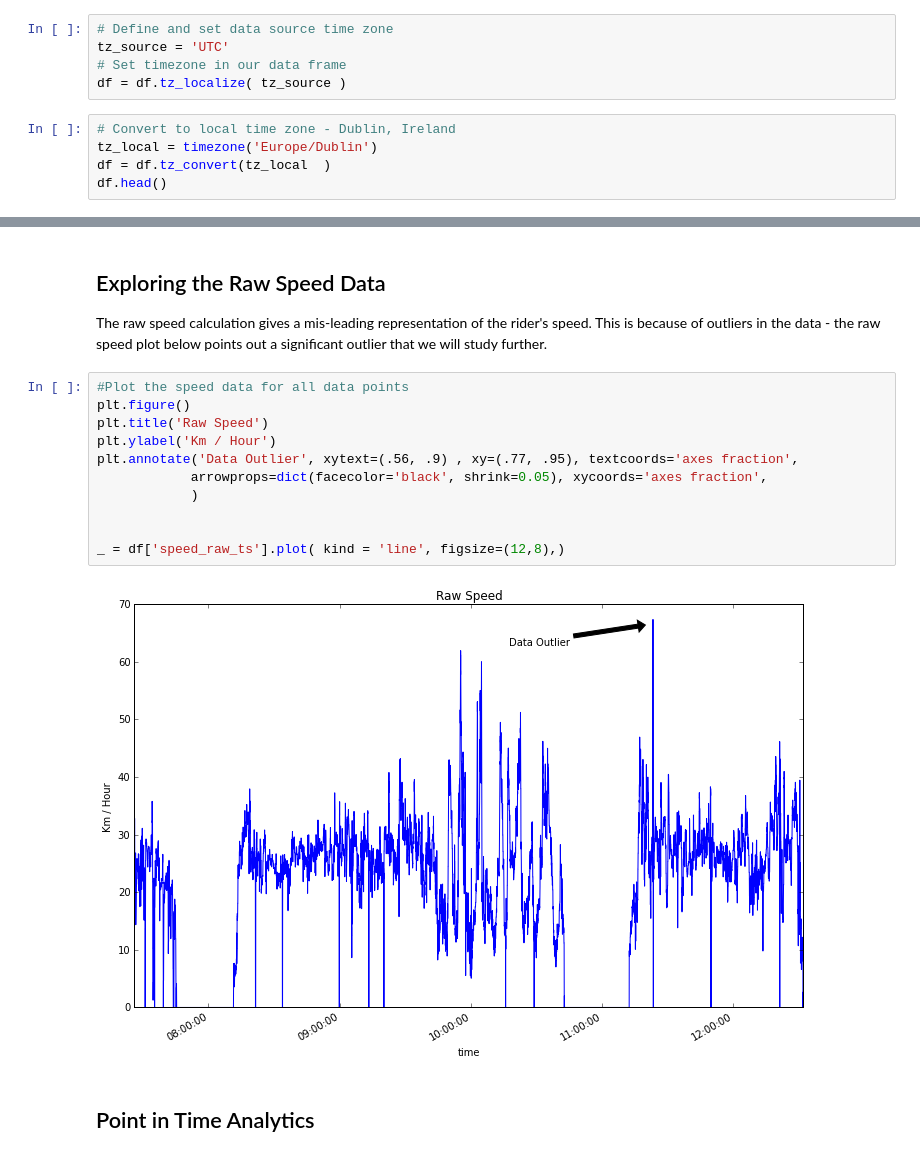
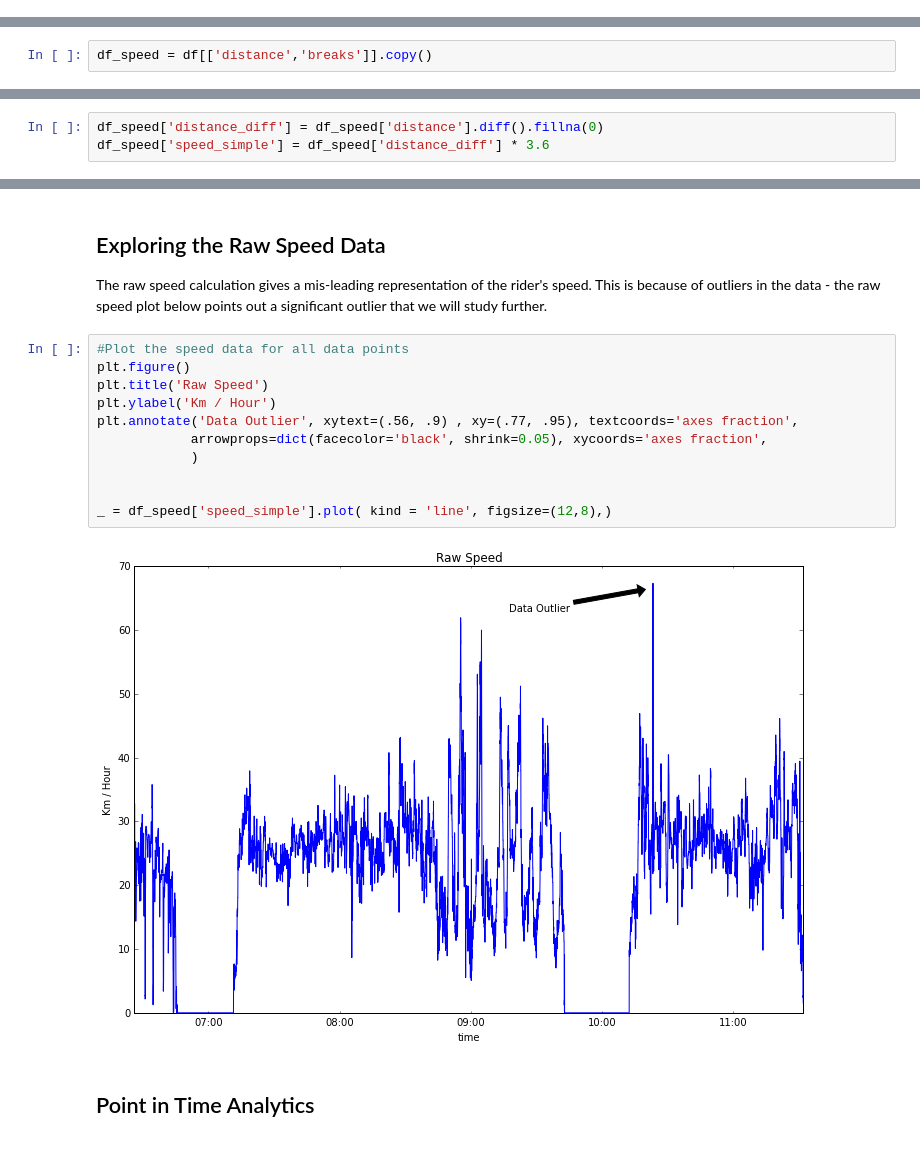
Before and after one commit to patclaffey/docker_jupyter, a Jupyter notebook: notebooks/Speed Transformation.ipynb, the cells around one changed output, grey strips where cells are left out. Cells and saved outputs as stored; diff of their text form.

```diff
--- a/notebooks/Speed Transformation.ipynb
+++ b/notebooks/Speed Transformation.ipynb
@@ -54,10 +54,0 @@ Index(['speed_raw_ts', 'distance_ts', 'moving', 'breaks'], dtype='object')
-# %%
-# Define and set data source time zone
-tz_source = 'UTC'
-# Set timezone in our data frame
-df = df.tz_localize( tz_source )
-# %%
-# Convert to local time zone - Dublin, Ireland
-tz_local = timezone('Europe/Dublin')
-df = df.tz_convert(tz_local  )
-df.head()
@@ -71,0 +72,2 @@ df.head()
+# %%
+df_speed = df[['distance','breaks']].copy()
@@ -71,0 +76,3 @@ df.head()
+# %%
+df_speed['distance_diff'] = df_speed['distance'].diff().fillna(0)
+df_speed['speed_simple'] = df_speed['distance_diff'] * 3.6
@@ -105,16 +127,16 @@ The raw speed calculation gives a mis-leading representation of the rider's spee
 # %%
 #Plot the speed data for all data points
 plt.figure()
 plt.title('Raw Speed')
 plt.ylabel('Km / Hour')
 plt.annotate('Data Outlier', xytext=(.56, .9) , xy=(.77, .95), textcoords='axes fraction',
             arrowprops=dict(facecolor='black', shrink=0.05), xycoords='axes fraction',
             )
 
 
-_ = df['speed_raw_ts'].plot( kind = 'line', figsize=(12,8),)
+_ = df_speed['speed_simple'].plot( kind = 'line', figsize=(12,8),)
 # %% [output]
-[figure, old version]
+[figure, new version]
 # %% [markdown]
 ## Point in Time Analytics
 # %% [markdown]
```
Also changed, not shown: parts of 31 cells of this notebook, 9 other files.
